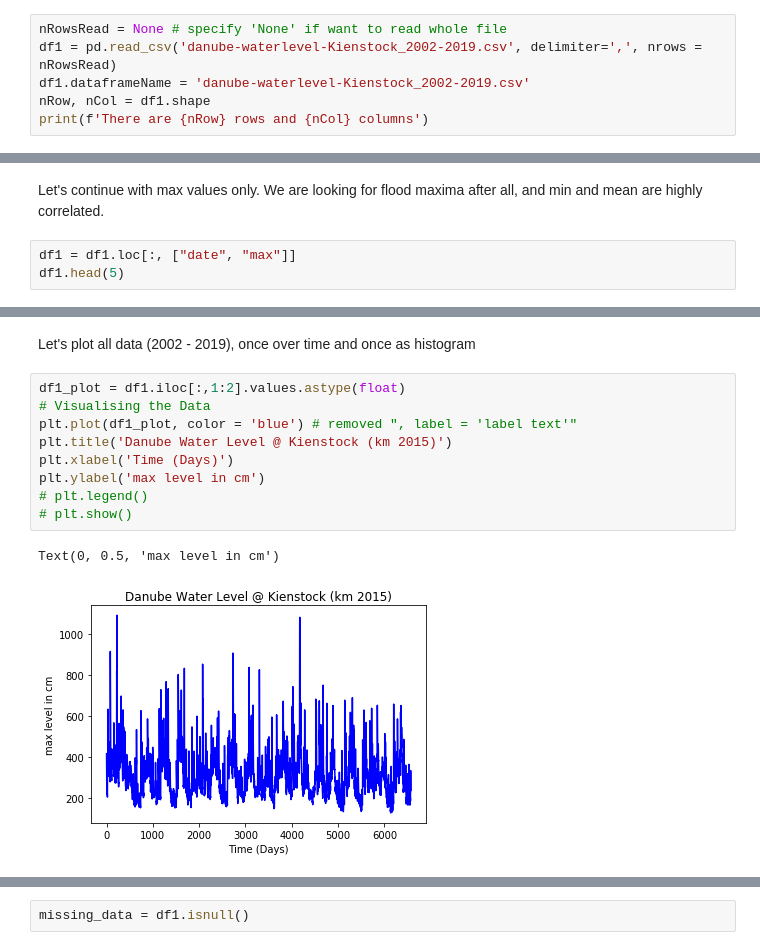
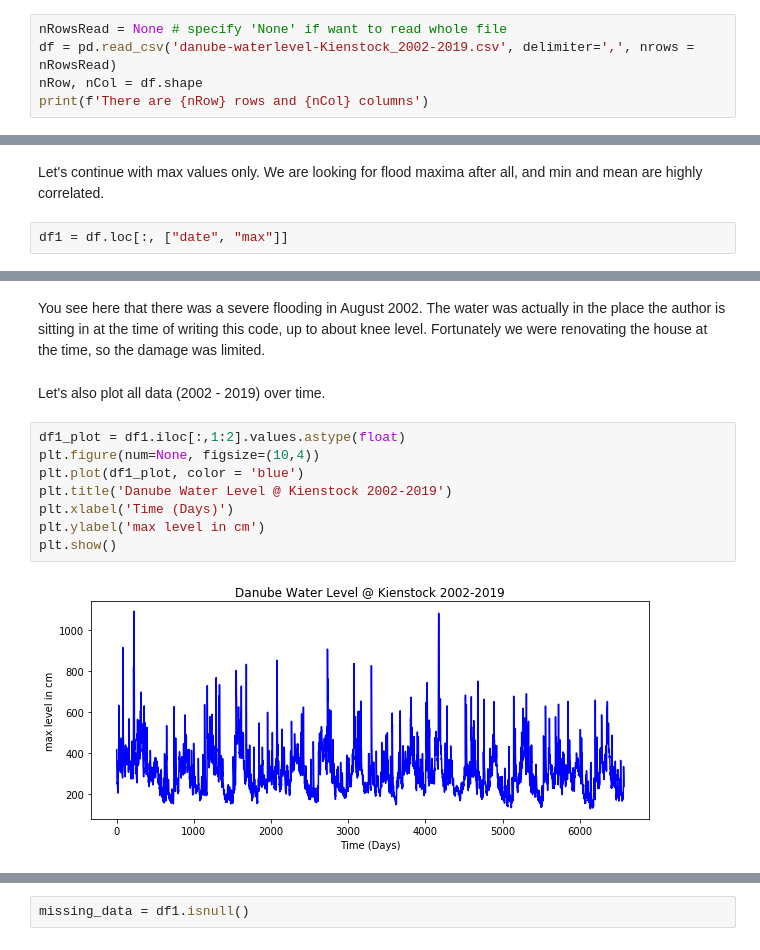
Before and after one commit to spegelm/fdwl, a Jupyter notebook: forecasting-danube-water-levels.ipynb, the cells around one changed output, grey strips where cells are left out. Drawn from its saved outputs; the diff is of its cells as text.

```diff
--- a/forecasting-danube-water-levels.ipynb
+++ b/forecasting-danube-water-levels.ipynb
@@ -65,8 +64,7 @@ Now we're ready to read in the data.
 # %%
 nRowsRead = None # specify 'None' if want to read whole file
-df1 = pd.read_csv('danube-waterlevel-Kienstock_2002-2019.csv', delimiter=',', nrows = nRowsRead)
-df1.dataframeName = 'danube-waterlevel-Kienstock_2002-2019.csv'
-nRow, nCol = df1.shape
+df = pd.read_csv('danube-waterlevel-Kienstock_2002-2019.csv', delimiter=',', nrows = nRowsRead)
+nRow, nCol = df.shape
 print(f'There are {nRow} rows and {nCol} columns')
 # %% [output]
 There are 6574 rows and 4 columns
@@ -77,5 +159,4 @@ df1.head(5)
 # %% [markdown]
 Let's continue with max values only. We are looking for flood maxima after all, and min and mean are highly correlated.
 # %%
-df1 = df1.loc[:, ["date", "max"]]
-df1.head(5)
+df1 = df.loc[:, ["date", "max"]]
@@ -89,14 +173,14 @@ df1.head(5)
+# %% [markdown]
+You see here that there was a severe flooding in August 2002. The water was actually in the place the author is sitting in at the time of writing this code, up to about knee level. Fortunately we were renovating the house at the time, so the damage was limited.
 # %% [markdown]
-Let's plot all data (2002 - 2019), once over time and once as histogram
+Let's also plot all data (2002 - 2019) over time.
 # %%
 df1_plot = df1.iloc[:,1:2].values.astype(float)
-# Visualising the Data
-plt.plot(df1_plot, color = 'blue') # removed ", label = 'label text'"
-plt.title('Danube Water Level @ Kienstock (km 2015)')
+plt.figure(num=None, figsize=(10,4))
+plt.plot(df1_plot, color = 'blue')
+plt.title('Danube Water Level @ Kienstock 2002-2019')
 plt.xlabel('Time (Days)')
 plt.ylabel('max level in cm')
-# plt.legend()
-# plt.show()
+plt.show()
 # %% [output]
-Text(0, 0.5, 'max level in cm')
-[figure, old version]
+[figure, new version]
```
Also changed, not shown: parts of 99 cells of this notebook.
